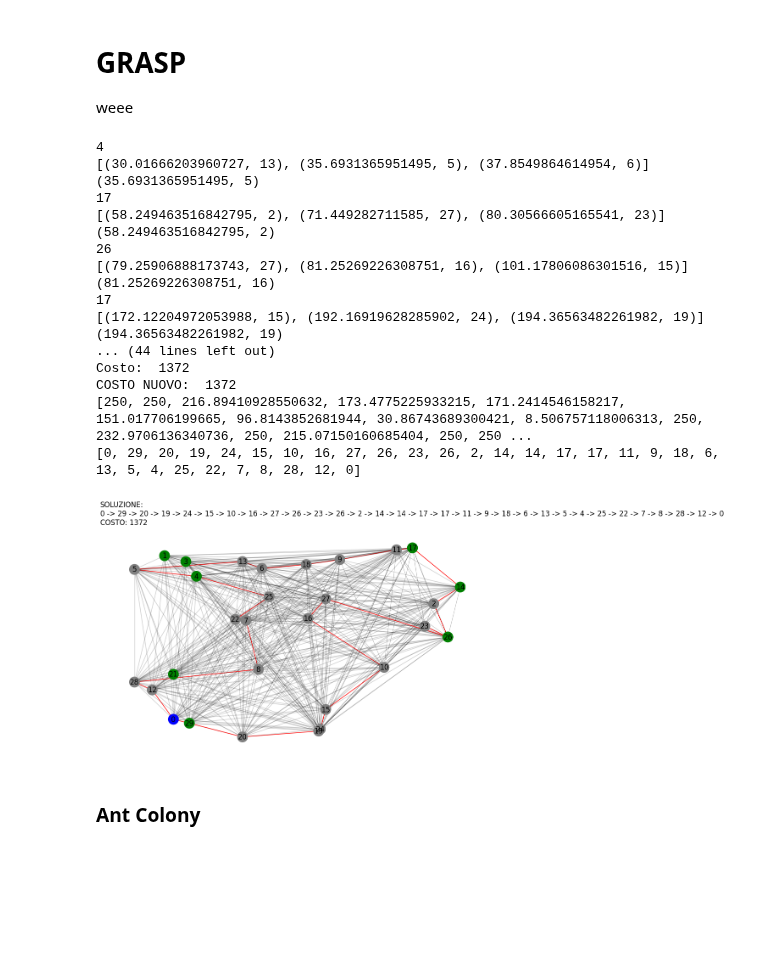
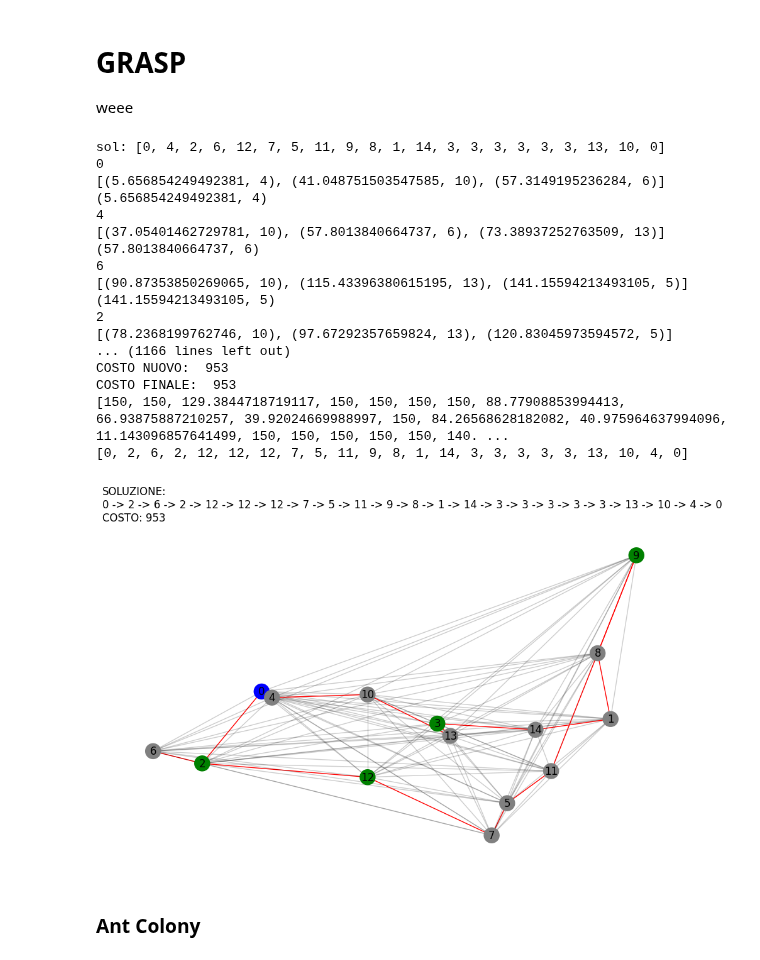
Before and after one commit to LorenzoColombi/G-TSP, a Jupyter notebook: GTSP.ipynb, the cells around one changed output. Cells and saved outputs as stored; diff of their text form; code cells hidden in the pictures; blank space fills up the shorter version.

Commit message:
grasp corretta proprio giusta

```diff
--- a/GTSP.ipynb
+++ b/GTSP.ipynb
@@ -1771,55 +1771,71 @@ def grasp(G,soluzione,batteria_per_nodo,iterazioni):
 # %%
 import itertools
 import networkx as nx
 import utility_function as uf
 
 #Caricamento del grafo da file
 #scelta istanza
-graph_file = "istances/USA.gml"
-batteria_max = 250
+graph_file = "istances/graph.gml"
+batteria_max = 150
 
 #lettura grafo
 G = nx.read_gml(graph_file, destringizer=int)
 
-#applicazione algoritmo greedy
-soluzione, batteria_per_nodo = greedy_nearest_neighbour_randomized(G,batteria_max)
+iterazioni_no_improvement = 0
+iterazioni = 10
+print("sol:", soluzione)
 
-#aggiungiamo le colonnine necessarie per renderla ammissibile
-#soluzione, batteria_per_nodo = uf.add_colonnine_to_tour(G, soluzione, batteria_per_nodo, batteria_max)
+costo_best = 100000
 
-costo= uf.costo(G,soluzione, batteria_per_nodo)
-print("COSTO NN randomized: ", costo)
+while iterazioni_no_improvement < iterazioni:
+    #applicazione algoritmo greedy
+    soluzione, batteria_per_nodo = greedy_nearest_neighbour_very_randomized(G,batteria_max)
+
+    #aggiungiamo le colonnine necessarie per renderla ammissibile
+    #soluzione, batteria_per_nodo = uf.add_colonnine_to_tour(G, soluzione, batteria_per_nodo, batteria_max)
+
+    costo= uf.costo(G,soluzione, batteria_per_nodo)
+    print("COSTO NN randomized: ", costo)
+
+    soluzione, batteria_per_nodo = grasp(G, soluzione, batteria_per_nodo,20)
+
+    costo= uf.costo(G,soluzione, batteria_per_nodo)
+    print("COSTO NUOVO: ", costo)
+
+    if costo < costo_best:
+            costo_best = costo
+            soluzione_best = soluzione
+            batteria_per_nodo_best = batteria_per_nodo
+            iterazioni_no_improvement = 0
 
 
-soluzione, batteria_per_nodo = grasp(G, soluzione, batteria_per_nodo,20)
+    iterazioni_no_improvement += 1
 
-costo= uf.costo(G,soluzione, batteria_per_nodo)
-
-print("COSTO NUOVO: ", costo)
+print("COSTO FINALE: ", costo)
 
 print(batteria_per_nodo)
 print(soluzione)
 
 uf.draw_solution(G, soluzione, costo)
 # %% [output]
+sol: [0, 4, 2, 6, 12, 7, 5, 11, 9, 8, 1, 14, 3, 3, 3, 3, 3, 3, 13, 10, 0]
+0
+[(5.656854249492381, 4), (41.048751503547585, 10), (57.3149195236284, 6)]
+(5.656854249492381, 4)
 4
-[(30.01666203960727, 13), (35.6931365951495, 5), (37.8549864614954, 6)]
-(35.6931365951495, 5)
-17
-[(58.249463516842795, 2), (71.449282711585, 27), (80.30566605165541, 23)]
-(58.249463516842795, 2)
-26
-[(79.25906888173743, 27), (81.25269226308751, 16), (101.17806086301516, 15)]
-(81.25269226308751, 16)
-17
-[(172.12204972053988, 15), (192.16919628285902, 24), (194.36563482261982, 19)]
-(194.36563482261982, 19)
-... (44 lines left out)
-Costo:  1372
-COSTO NUOVO:  1372
-[250, 250, 216.89410928550632, 173.4775225933215, 171.2414546158217, 151.017706199665, 96.8143852681944, 30.86743689300421, 8.506757118006313, 250, 232.9706136340736, 250, 215.07150160685404, 250, 250 ...
-[0, 29, 20, 19, 24, 15, 10, 16, 27, 26, 23, 26, 2, 14, 14, 17, 17, 11, 9, 18, 6, 13, 5, 4, 25, 22, 7, 8, 28, 12, 0]
+[(37.05401462729781, 10), (57.8013840664737, 6), (73.38937252763509, 13)]
+(57.8013840664737, 6)
+6
+[(90.87353850269065, 10), (115.43396380615195, 13), (141.15594213493105, 5)]
+(141.15594213493105, 5)
+2
+[(78.2368199762746, 10), (97.67292357659824, 13), (120.83045973594572, 5)]
+... (1166 lines left out)
+COSTO NUOVO:  953
+COSTO FINALE:  953
+[150, 150, 129.3844718719117, 150, 150, 150, 150, 88.77908853994413, 66.93875887210257, 39.92024669988997, 150, 84.26568628182082, 40.975964637994096, 11.143096857641499, 150, 150, 150, 150, 150, 140. ...
+[0, 2, 6, 2, 12, 12, 12, 7, 5, 11, 9, 8, 1, 14, 3, 3, 3, 3, 3, 13, 10, 4, 0]
-[figure, old version]
+[figure, new version]
 # %% [markdown]
 ### Ant Colony
 # %%
```
Also changed, not shown: parts of 1 cell of this notebook.
